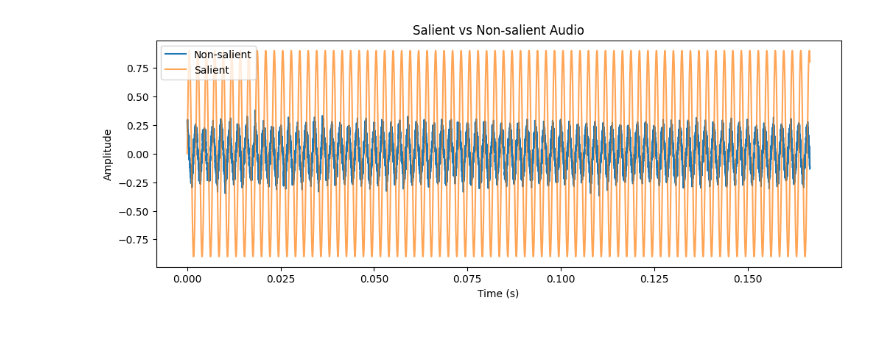
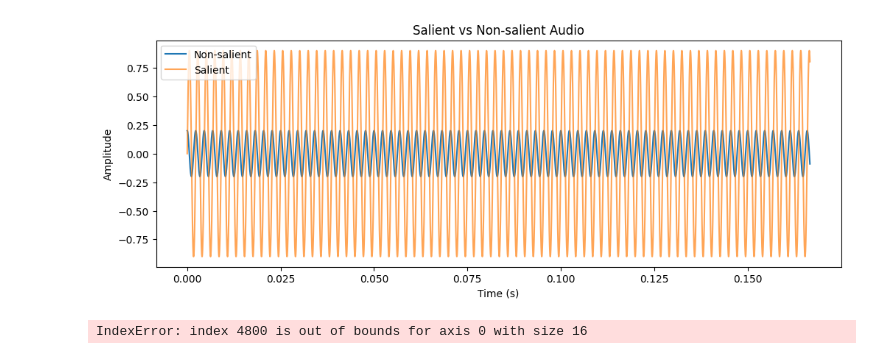
Before and after one commit to AI01010/FoV_ML_spatial_audio_prediction, a Jupyter notebook: Scripts/Get Saliency From Tile/getAudioSaliencyFromWave.ipynb, the cells around one changed output. Cells and saved outputs as stored; diff of their text form; code cells hidden in the pictures.

Commit message:
getting some stuff done, gotta figure out how i can do this

```diff
--- a/Scripts/Get Saliency From Tile/getAudioSaliencyFromWave.ipynb
+++ b/Scripts/Get Saliency From Tile/getAudioSaliencyFromWave.ipynb
@@ -1,30 +1,76 @@
 # %%
 import numpy as np
 import matplotlib.pyplot as plt
+import librosa
 
-fs = 48000         # sample rate
+sampleRate = 48000         # sample rate
 duration = 1/6     # seconds
-t = np.linspace(0, duration, int(fs*duration), endpoint=False)
+t = np.linspace(0, duration, int(sampleRate*duration), endpoint=False)
 
 # Salient audio: strong 440 Hz sine wave
 f_s = 440
 salient_audio = 0.9 * np.sin(2 * np.pi * f_s * t)  # high amplitude
 
 # Non-salient audio: quieter, less distinct
 f_ns = 440
 non_salient_audio = 0.2 * np.cos(2 * np.pi * f_ns * t)  # low amplitude
 
 # Optional: add subtle noise to non-salient audio
-non_salient_audio += 0.05 * np.random.randn(len(t))
+# non_salient_audio += 0.05 * np.random.randn(len(t))
 
 # Visualize
 plt.figure(figsize=(12,4))
 plt.plot(t, non_salient_audio, label="Non-salient")
 plt.plot(t, salient_audio, label="Salient", alpha=0.7)
 plt.xlabel("Time (s)")
 plt.ylabel("Amplitude")
 plt.title("Salient vs Non-salient Audio")
 plt.legend()
 plt.show()
 # %% [output]
-[figure, old version]
+[figure, new version]
+# %%
+def processWave(type, wave, sr):
+    # converts this to a Short-Time Fourier Transform. Tells you how much eergy has at each frequency over time.
+    # does this by going through windows. Length of each window defined by n_fft. Then, shifts window to right by length
+    # hop length. at each window, computes how much of each frequency is present.
+    # final value is 2D array of rows being each frequency, columns being time, so value being amplitude/energy for that time and frequency
+    stftWave = np.abs(librosa.stft(wave, n_fft=2048, hop_length=512))
+    # when we get the mel, that just converts all the frequencies to 128 possible onces, which are moreso frequencies humans can hear. So compressing
+    # the frequencies from a large number of frequencies to a smaller number, in this case n_mels amount
+    mel = librosa.feature.melspectrogram(S = stftWave, sr= sr, n_mels = 128)
+    # converts from power scaling of audio to decibel scaling, cause humans perceive in moreso logarithm of audio (so higher sounds kinda taper off to us)
+    logMel = librosa.power_to_db(mel, ref=np.max)
+
+    # gets overall frame energy, including amplitude
+    frameEnergy = np.sqrt(np.mean(logMel ** 2, axis=0))
+    # gets the contrast in energy between frequencies within a specific frequency band, so where some frequencies bands may have parts of high energy frequencies, while other parts are low energy
+    contrast = librosa.feature.spectral_contrast(S = stftWave, sr=sr)
+    # combines the difference frequency bands to get a average contrast for that time frame
+    contrast = np.mean(contrast, axis=0)
+    # basically gets how much the sound chagnes over time. Does this by getting differnece over time fimes with np.diff, squaring that value, and getting its sum
+    temporal_novelty = np.sum(np.diff(logMel, axis=1) ** 2, axis=0)
+    # do this to add an extra value cause rn, the length is T - 1, since you're getting difference between frames. So add 1 to get it to T length
+    temporal_novelty = np.insert(temporal_novelty, 0, 0)
+
+    # standard normalization
+    frameEnergyNorm = frameEnergy / np.max(frameEnergy)
+    contrastNorm = contrast / np.max(contrast)
+    temporal_novelty_norm = temporal_novelty / np.max(temporal_novelty)
+
+    # gets it for the overall time
+    finalSaliency = 0.7 * frameEnergyNorm + 0.3 * contrastNorm + 0.2 * temporal_novelty_norm
+
+    secondsIn = 0.1
+
+    index = int(secondsIn * sr)
+
+
+    print(f"For type of wave {type}, saliency was {finalSaliency[index]}")
+
+
+
+processWave("Salient", salient_audio, sampleRate)
+processWave("Non-Salient", non_salient_audio, sampleRate)
+# %% [output]
+IndexError: index 4800 is out of bounds for axis 0 with size 16
```
Also changed, not shown: 1 other file.
